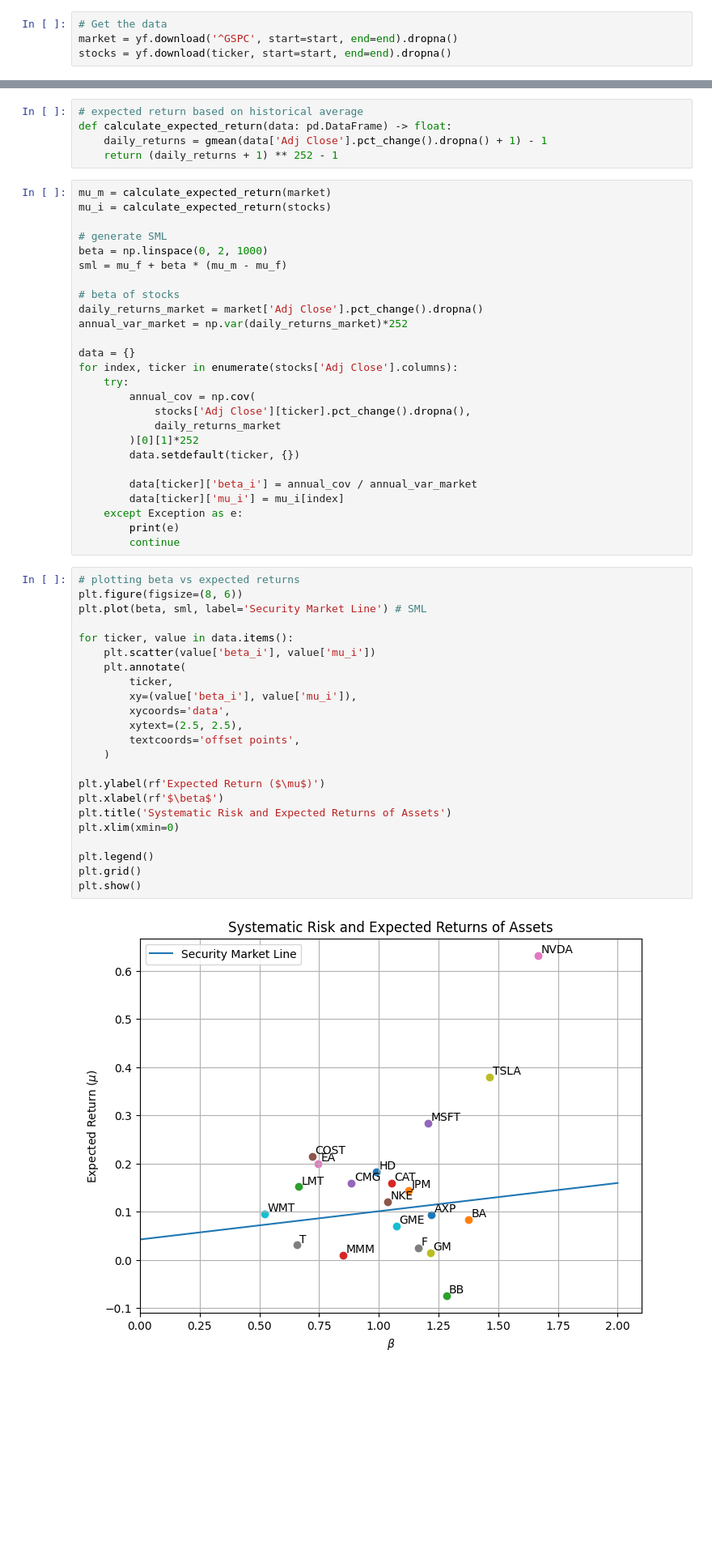
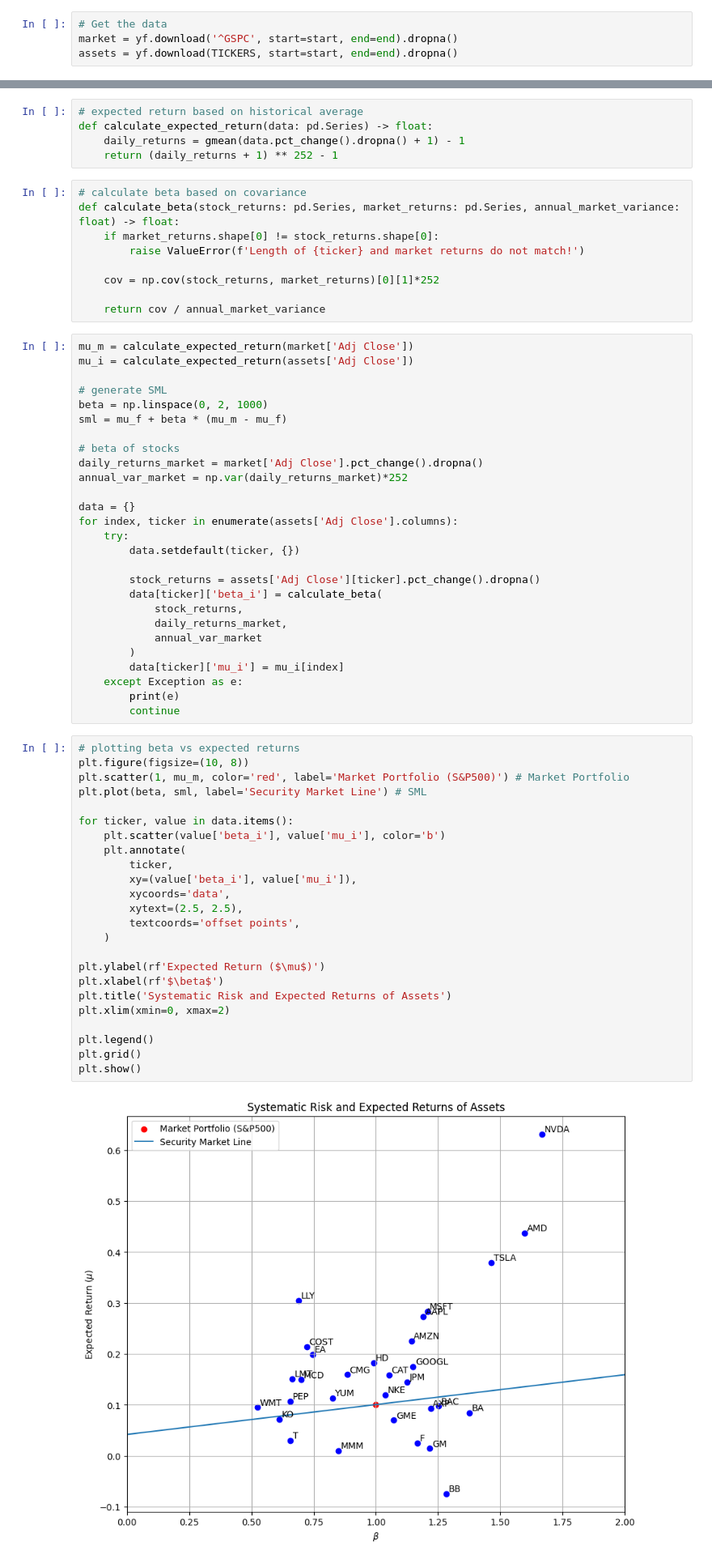
Before and after one commit to yangsu01/funance_blog, a Jupyter notebook: blogs/07-CAPM/CAPM.ipynb, the cells around one changed output, grey strips where cells are left out. Shown at 81% size. Cells and saved outputs as stored; diff of their text form; blank space fills up the shorter version.

```diff
--- a/blogs/07-CAPM/CAPM.ipynb
+++ b/blogs/07-CAPM/CAPM.ipynb
@@ -13,6 +20,6 @@ mu_f = 0.042
 # %%
 # Get the data
 market = yf.download('^GSPC', start=start, end=end).dropna()
-stocks = yf.download(ticker, start=start, end=end).dropna()
+assets = yf.download(TICKERS, start=start, end=end).dropna()
 # %% [output]
 [*********************100%%**********************]  1 of 1 completed
@@ -43,11 +27,20 @@ Market: 2516
 # %%
 # expected return based on historical average
-def calculate_expected_return(data: pd.DataFrame) -> float:
-    daily_returns = gmean(data['Adj Close'].pct_change().dropna() + 1) - 1
+def calculate_expected_return(data: pd.Series) -> float:
+    daily_returns = gmean(data.pct_change().dropna() + 1) - 1
     return (daily_returns + 1) ** 252 - 1
+# %%
+# calculate beta based on covariance
+def calculate_beta(stock_returns: pd.Series, market_returns: pd.Series, annual_market_variance: float) -> float:
+    if market_returns.shape[0] != stock_returns.shape[0]:
+        raise ValueError(f'Length of {ticker} and market returns do not match!')
+
+    cov = np.cov(stock_returns, market_returns)[0][1]*252
+
+    return cov / annual_market_variance
 # %%
-mu_m = calculate_expected_return(market)
-mu_i = calculate_expected_return(stocks)
+mu_m = calculate_expected_return(market['Adj Close'])
+mu_i = calculate_expected_return(assets['Adj Close'])
 
 # generate SML
 beta = np.linspace(0, 2, 1000)
@@ -58,41 +51,43 @@ daily_returns_market = market['Adj Close'].pct_change().dropna()
 annual_var_market = np.var(daily_returns_market)*252
 
 data = {}
-for index, ticker in enumerate(stocks['Adj Close'].columns):
+for index, ticker in enumerate(assets['Adj Close'].columns):
     try:
-        annual_cov = np.cov(
-            stocks['Adj Close'][ticker].pct_change().dropna(),
-            daily_returns_market
-        )[0][1]*252
         data.setdefault(ticker, {})
 
-        data[ticker]['beta_i'] = annual_cov / annual_var_market
+        stock_returns = assets['Adj Close'][ticker].pct_change().dropna()
+        data[ticker]['beta_i'] = calculate_beta(
+            stock_returns,
+            daily_returns_market,
+            annual_var_market
+        )
         data[ticker]['mu_i'] = mu_i[index]
     except Exception as e:
         print(e)
         continue
 # %%
 # plotting beta vs expected returns
-plt.figure(figsize=(8, 6))
+plt.figure(figsize=(10, 8))
+plt.scatter(1, mu_m, color='red', label='Market Portfolio (S&P500)') # Market Portfolio
 plt.plot(beta, sml, label='Security Market Line') # SML
 
 for ticker, value in data.items():
-    plt.scatter(value['beta_i'], value['mu_i'])
+    plt.scatter(value['beta_i'], value['mu_i'], color='b')
     plt.annotate(
         ticker,
         xy=(value['beta_i'], value['mu_i']),
         xycoords='data',
         xytext=(2.5, 2.5),
         textcoords='offset points',
     )
 
 plt.ylabel(rf'Expected Return ($\mu$)')
 plt.xlabel(rf'$\beta$')
 plt.title('Systematic Risk and Expected Returns of Assets')
-plt.xlim(xmin=0)
+plt.xlim(xmin=0, xmax=2)
 
 plt.legend()
 plt.grid()
 plt.show()
 # %% [output]
-[figure, old version]
+[figure, new version]
```
Also changed, not shown: parts of 14 cells of this notebook.
